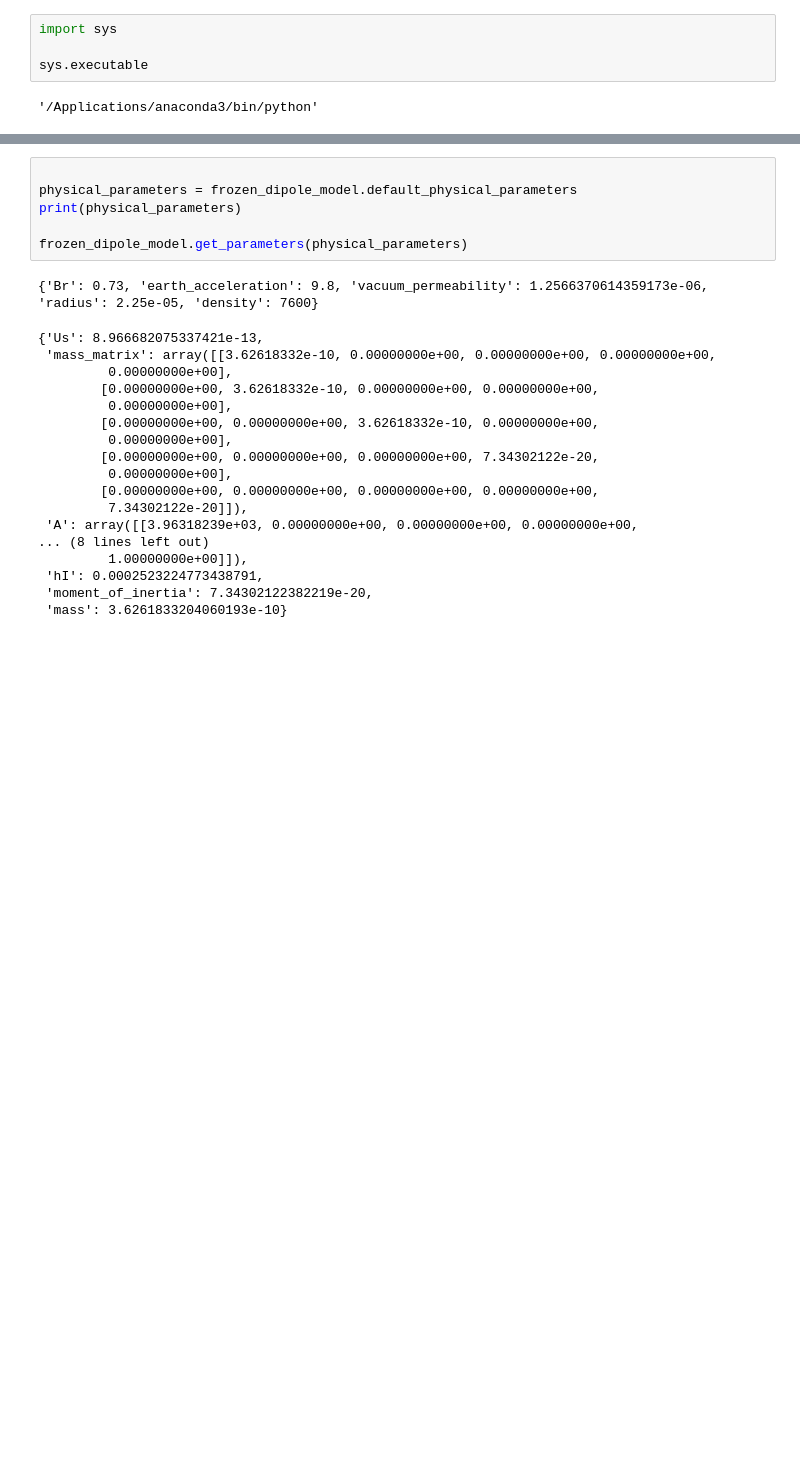
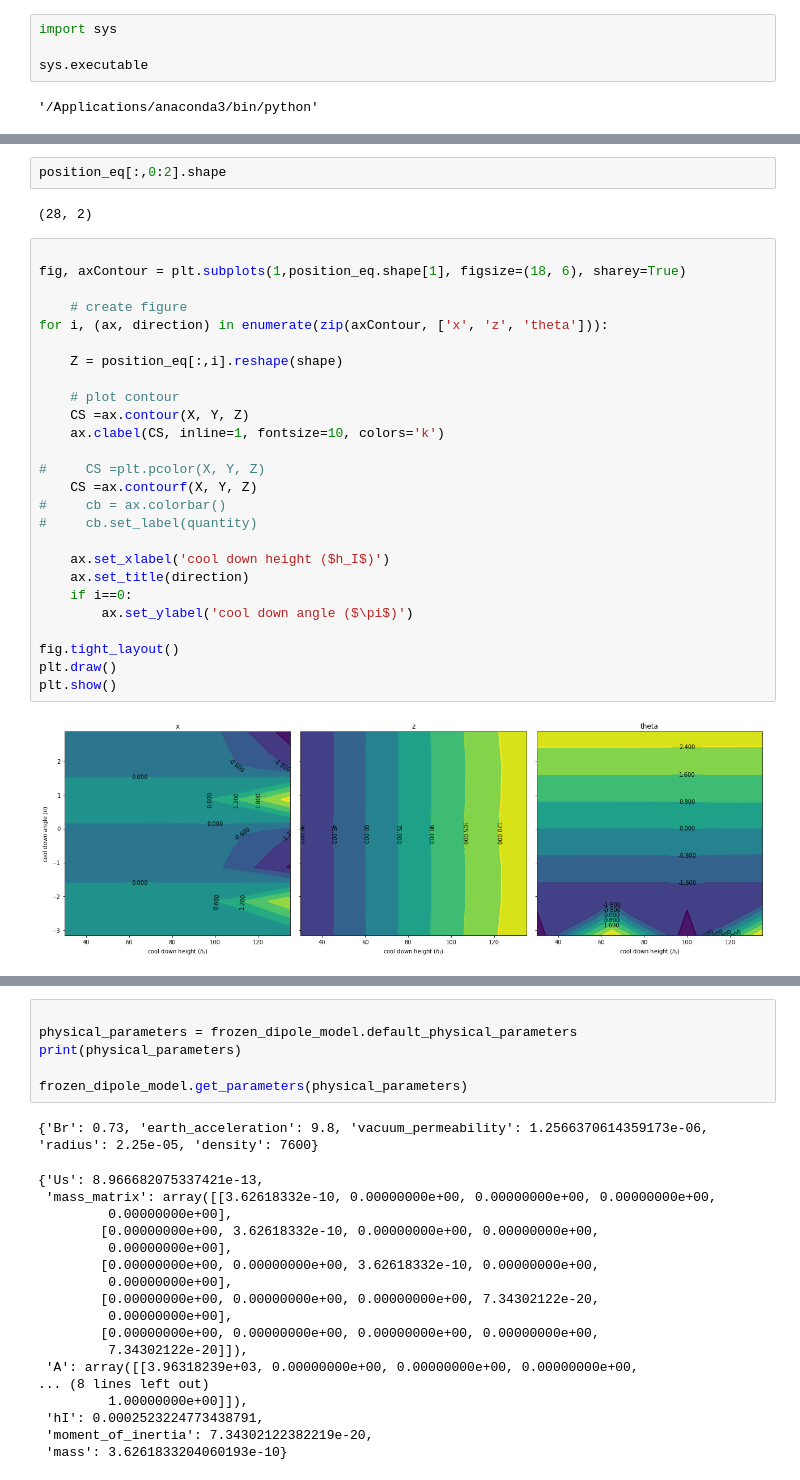
Before and after one commit to LISE-B26/frozen_dipole_model, a Jupyter notebook: notebooks/type_II_SC_find_frequencies.ipynb, the cells around one changed output, grey strips where cells are left out. Drawn from its saved outputs; the diff is of its cells as text; blank space fills up the shorter version.

```diff
--- a/notebooks/type_II_SC_find_frequencies.ipynb
+++ b/notebooks/type_II_SC_find_frequencies.ipynb
@@ -33,0 +77,32 @@ The autoreload extension is already loaded. To reload it, use:
+# %%
+position_eq[:,0:2].shape
+# %% [output]
+(28, 2)
+# %%
+
+fig, axContour = plt.subplots(1,position_eq.shape[1], figsize=(18, 6), sharey=True)
+
+    # create figure
+for i, (ax, direction) in enumerate(zip(axContour, ['x', 'z', 'theta'])):
+
+    Z = position_eq[:,i].reshape(shape)
+
+    # plot contour
+    CS =ax.contour(X, Y, Z)
+    ax.clabel(CS, inline=1, fontsize=10, colors='k')
+
+#     CS =plt.pcolor(X, Y, Z)
+    CS =ax.contourf(X, Y, Z)
+#     cb = ax.colorbar()
+#     cb.set_label(quantity)
+
+    ax.set_xlabel('cool down height ($h_I$)')
+    ax.set_title(direction)
+    if i==0:
+        ax.set_ylabel('cool down angle ($\pi$)')
+
+fig.tight_layout()
+plt.draw()
+plt.show()
+# %% [output]
+[figure, added]
```
Also changed, not shown: parts of 17 cells of this notebook, 3 other files.
